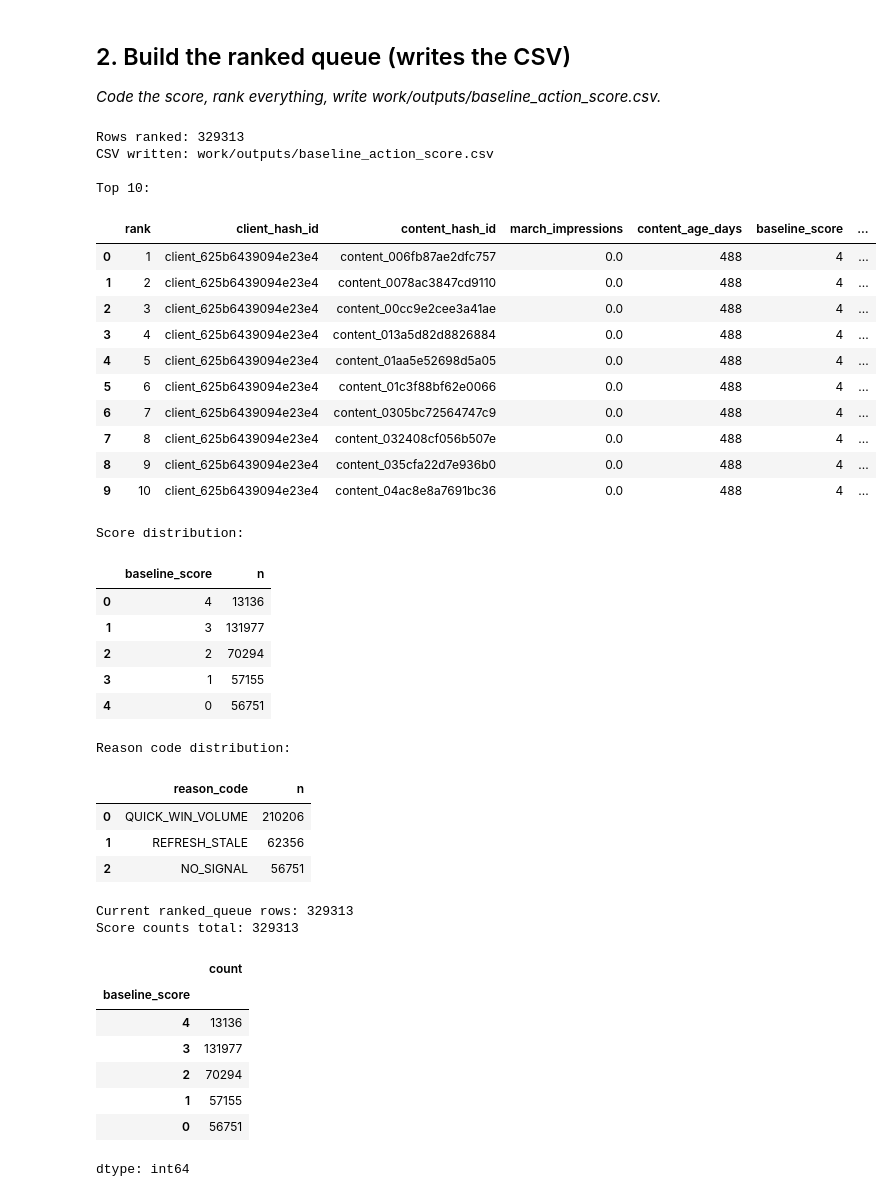
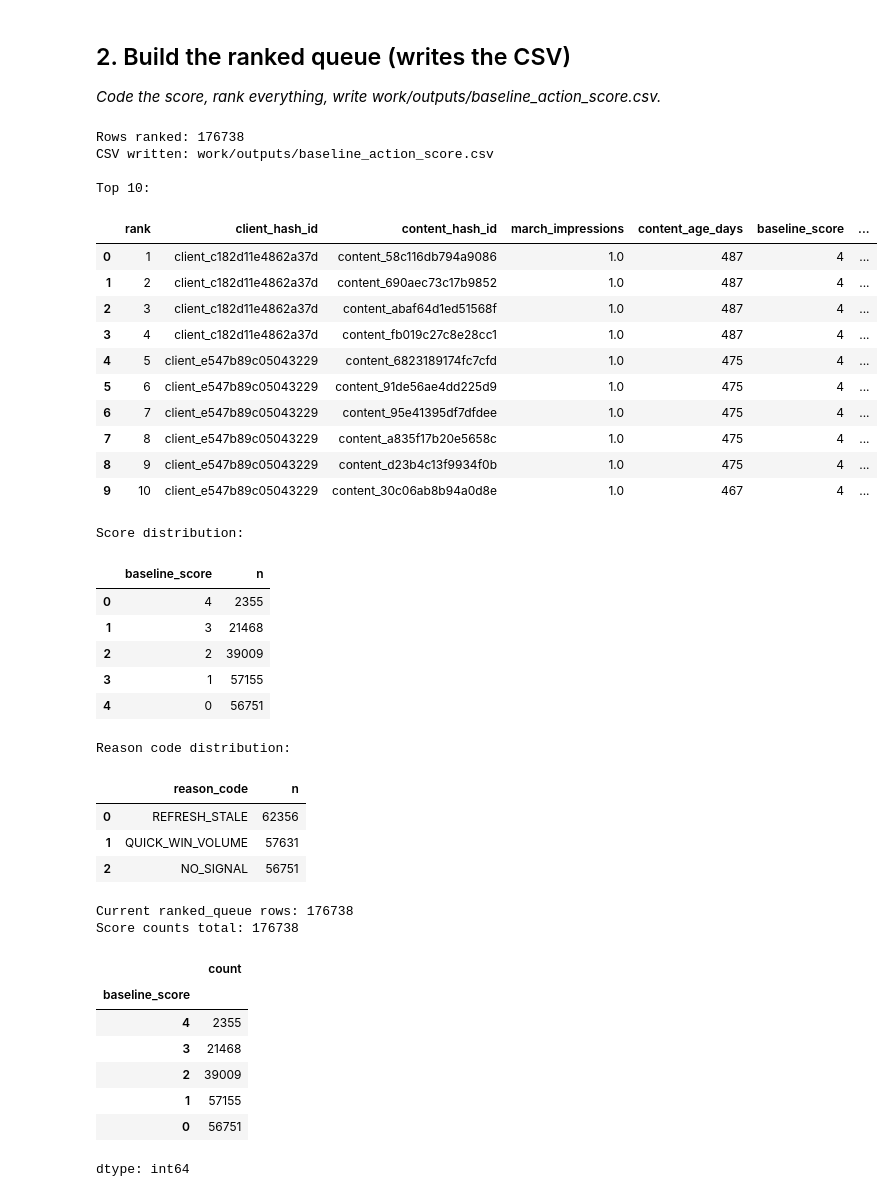
Before and after one commit to lakeshkumarkhatri/flyrank-ml, a Jupyter notebook: work/notebooks/w04_baseline_score.ipynb, the cells around one changed output. Saved outputs shown, nothing was run; the diff lists cells and outputs as text; code cells hidden in the pictures.

```diff
--- a/work/notebooks/w04_baseline_score.ipynb
+++ b/work/notebooks/w04_baseline_score.ipynb
@@ -383,8 +382,6 @@ I will rank content using two March-only signals: impression volume and content
 
 *Code the score, rank everything, write work/outputs/baseline_action_score.csv.*
 # %%
-# This cell is for CODE (numbers, a query, a check).
-# Write your text answer in the cell ABOVE this one — typing sentences here breaks Run All.
 
 import os
 
@@ -424,6 +421,7 @@ FROM march m
 INNER JOIN content c
     ON m.client_hash_id = c.client_hash_id
     AND m.content_hash_id = c.content_hash_id
+WHERE m.march_impressions > 0
 """).df()
 
 # -----------------------------
@@ -449,7 +447,7 @@ march_features["baseline_score"] = (
 )
 
 # One primary reason code.
-# Volume wins ties, as defined in Section 1.
+# Volume wins ties.
 def assign_reason(row):
     if row["volume_points"] >= row["staleness_points"] and row["volume_points"] > 0:
         return "QUICK_WIN_VOLUME"
@@ -471,8 +469,7 @@ def assign_action(reason):
 
 march_features["action"] = march_features["reason_code"].apply(assign_action)
 
-# Rank highest score first.
-# Deterministic tie-breakers make the queue reproducible.
+# Rank highest score first
 ranked_queue = (
     march_features
     .sort_values(
@@ -484,50 +481,46 @@ ranked_queue = (
 
 ranked_queue["rank"] = ranked_queue.index + 1
 
-# Keep the final queue columns simple and auditable
 ranked_queue = ranked_queue[
     [
         "rank",
         "client_hash_id",
         "content_hash_id",
         "march_impressions",
         "content_age_days",
         "baseline_score",
         "reason_code",
         "action"
     ]
 ]
 
-# -----------------------------
 # Write required CSV
-# -----------------------------
-
 os.makedirs("work/outputs", exist_ok=True)
 
 output_path = "work/outputs/baseline_action_score.csv"
 ranked_queue.to_csv(output_path, index=False)
 
 print("Rows ranked:", len(ranked_queue))
 print("CSV written:", output_path)
 
 print("\nTop 10:")
 display(ranked_queue.head(10))
 # %% [output]
-Rows ranked: 329313
+Rows ranked: 176738
 CSV written: work/outputs/baseline_action_score.csv
 
 Top 10:
 |  | rank | client_hash_id | content_hash_id | march_impressions | content_age_days | baseline_score | ... |
-| 0 | 1 | client_625b6439094e23e4 | content_006fb87ae2dfc757 | 0.0 | 488 | 4 | ... |
-| 1 | 2 | client_625b6439094e23e4 | content_0078ac3847cd9110 | 0.0 | 488 | 4 | ... |
-| 2 | 3 | client_625b6439094e23e4 | content_00cc9e2cee3a41ae | 0.0 | 488 | 4 | ... |
-| 3 | 4 | client_625b6439094e23e4 | content_013a5d82d8826884 | 0.0 | 488 | 4 | ... |
-| 4 | 5 | client_625b6439094e23e4 | content_01aa5e52698d5a05 | 0.0 | 488 | 4 | ... |
-| 5 | 6 | client_625b6439094e23e4 | content_01c3f88bf62e0066 | 0.0 | 488 | 4 | ... |
-| 6 | 7 | client_625b6439094e23e4 | content_0305bc72564747c9 | 0.0 | 488 | 4 | ... |
-| 7 | 8 | client_625b6439094e23e4 | content_032408cf056b507e | 0.0 | 488 | 4 | ... |
-| 8 | 9 | client_625b6439094e23e4 | content_035cfa22d7e936b0 | 0.0 | 488 | 4 | ... |
-| 9 | 10 | client_625b6439094e23e4 | content_04ac8e8a7691bc36 | 0.0 | 488 | 4 | ... |
+| 0 | 1 | client_c182d11e4862a37d | content_58c116db794a9086 | 1.0 | 487 | 4 | ... |
+| 1 | 2 | client_c182d11e4862a37d | content_690aec73c17b9852 | 1.0 | 487 | 4 | ... |
+| 2 | 3 | client_c182d11e4862a37d | content_abaf64d1ed51568f | 1.0 | 487 | 4 | ... |
+| 3 | 4 | client_c182d11e4862a37d | content_fb019c27c8e28cc1 | 1.0 | 487 | 4 | ... |
+| 4 | 5 | client_e547b89c05043229 | content_6823189174fc7cfd | 1.0 | 475 | 4 | ... |
+| 5 | 6 | client_e547b89c05043229 | content_91de56ae4dd225d9 | 1.0 | 475 | 4 | ... |
+| 6 | 7 | client_e547b89c05043229 | content_95e41395df7dfdee | 1.0 | 475 | 4 | ... |
+| 7 | 8 | client_e547b89c05043229 | content_a835f17b20e5658c | 1.0 | 475 | 4 | ... |
+| 8 | 9 | client_e547b89c05043229 | content_d23b4c13f9934f0b | 1.0 | 475 | 4 | ... |
+| 9 | 10 | client_e547b89c05043229 | content_30c06ab8b94a0d8e | 1.0 | 467 | 4 | ... |
 # %%
 print("Score distribution:")
 display(
@@ -548,15 +541,15 @@ display(
 # %% [output]
 Score distribution:
 |  | baseline_score | n |
-| 0 | 4 | 13136 |
-| 1 | 3 | 131977 |
-| 2 | 2 | 70294 |
+| 0 | 4 | 2355 |
+| 1 | 3 | 21468 |
+| 2 | 2 | 39009 |
 | 3 | 1 | 57155 |
 | 4 | 0 | 56751 |
 Reason code distribution:
 |  | reason_code | n |
-| 0 | QUICK_WIN_VOLUME | 210206 |
-| 1 | REFRESH_STALE | 62356 |
+| 0 | REFRESH_STALE | 62356 |
+| 1 | QUICK_WIN_VOLUME | 57631 |
 | 2 | NO_SIGNAL | 56751 |
 # %%
 print("Current ranked_queue rows:", len(ranked_queue))
@@ -568,13 +561,13 @@ display(
     .sort_index(ascending=False)
 )
 # %% [output]
-Current ranked_queue rows: 329313
-Score counts total: 329313
+Current ranked_queue rows: 176738
+Score counts total: 176738
 |  | count |
 | baseline_score |  |
-| 4 | 13136 |
-| 3 | 131977 |
-| 2 | 70294 |
+| 4 | 2355 |
+| 3 | 21468 |
+| 2 | 39009 |
 | 1 | 57155 |
 | 0 | 56751 |
 dtype: int64
```
Also changed, not shown: parts of 7 cells of this notebook.
